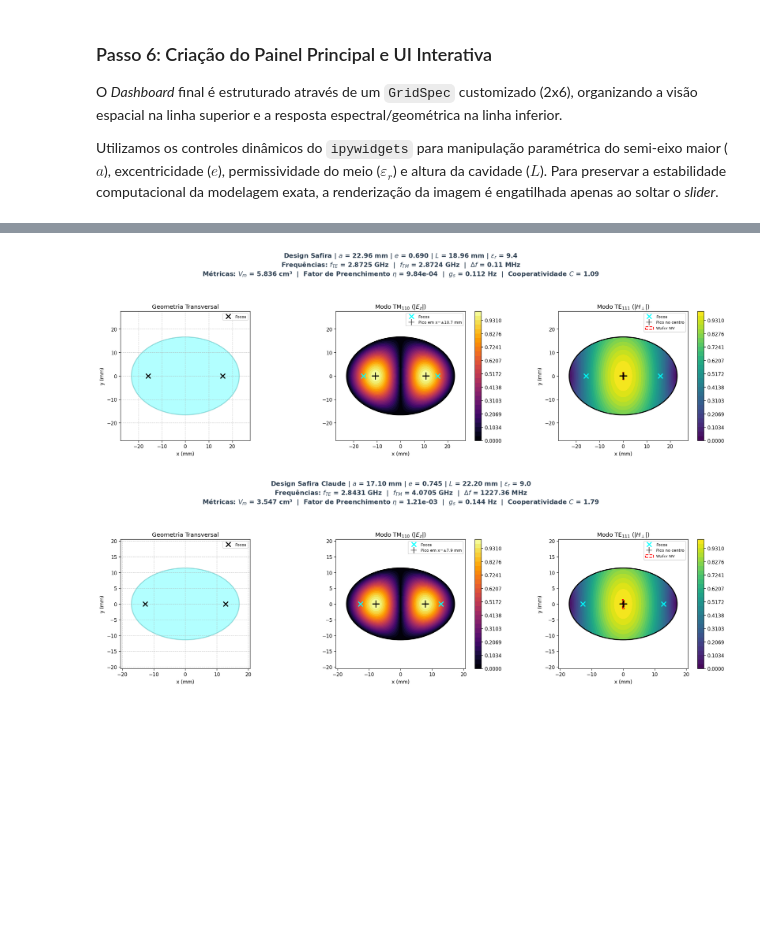
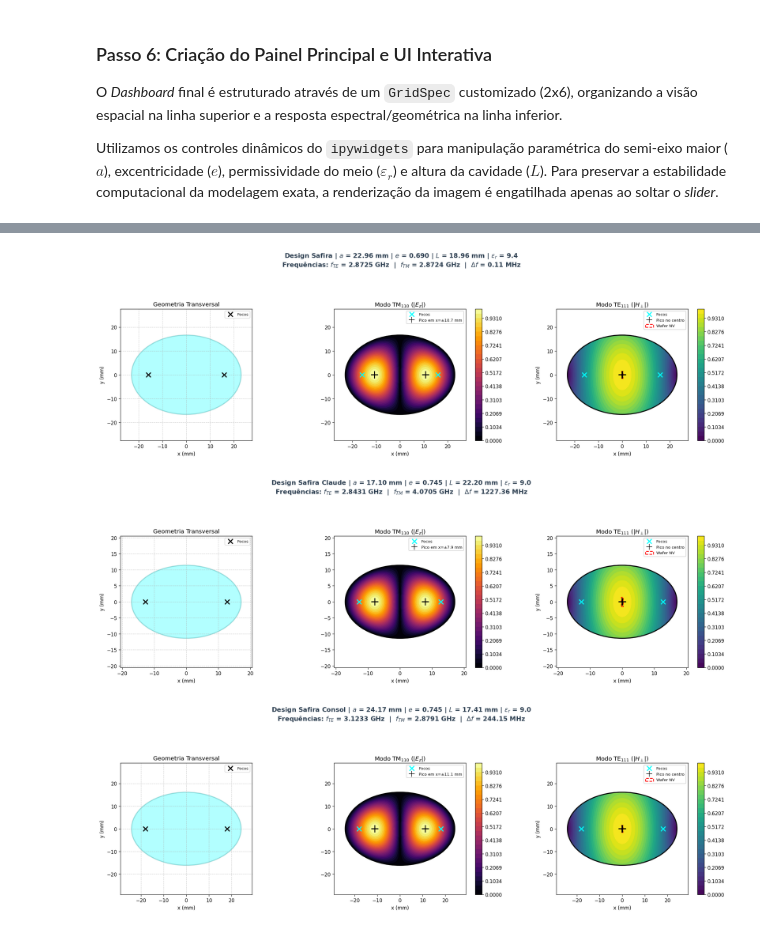
Before and after one commit to Filipeandrade112/Cavidade, a Jupyter notebook: codigo_2 copy 3.ipynb, the cells around one changed output, grey strips where cells are left out. Saved outputs shown, nothing was run; the diff lists cells and outputs as text; code cells hidden in the pictures; blank space fills up the shorter version.

```diff
--- a/codigo_2 copy 3.ipynb
+++ b/codigo_2 copy 3.ipynb
@@ -370,7 +370,6 @@ def plotar_caso_fixo_1x3(a, e, L, er, titulo="Caso: Degenerescência"):
     info_text = (
         f"{titulo} | $a$ = {a:.2f} mm | $e$ = {e:.3f} | $L$ = {L:.2f} mm | $\\varepsilon_r$ = {er}\n"
         f"Frequências: $f_{{TE}}$ = {fte:.4f} GHz  |  $f_{{TM}}$ = {ftm:.4f} GHz  |  $\\Delta f$ = {df_mhz:.2f} MHz\n"
-        f"Métricas: $V_m$ = {Vm:.3f} cm³  |  Fator de Preenchimento $\\eta$ = {eta:.2e}  |  $g_s$ = {gs:.3f} Hz  |  Cooperatividade $C$ = {C:.2f}"
     )
     fig.suptitle(info_text, fontsize=13, fontweight='bold', color='#2C3E50', y=1.08)
 
@@ -519,27 +530,36 @@ print(np.sqrt(1 - (3.80/5.70)**2))
 # %%
 # =====================================================================
 # EXECUÇÃO DO CASO FIXO (EXEMPLO: Safira)
 # =====================================================================
 if __name__ == '__main__':
 
     plotar_caso_fixo_1x3(
         a = 22.96,
         e = 0.69, # np.sqrt(1 - (11.4/17.1)**2), # e calculado pelos semi-eixos a=17.1 e b=11.4
         L = 18.96,
         er= 9.4,
         titulo="Design Safira"
     )
 
     plotar_caso_fixo_1x3(
         a = 17.1,
         e = np.sqrt(1 - (11.4/17.1)**2), # e calculado pelos semi-eixos a=5.70 e b=3.80
         L = 22.2,
         er= 9.0,
         titulo="Design Safira Claude"
     )
+
+    plotar_caso_fixo_1x3(
+        a = 24.17,
+        e = 0.745, # np.sqrt(1 - (34.3/51.4)**2), # e calculado pelos semi-eixos a=5.70 e b=3.80
+        L = 17.41,
+        er= 9.0,
+        titulo="Design Safira Consol"
+    )
 # %% [output]
-[figure, old version]
+[figure, new version]
-[figure, old version]
+[figure, new version]
+[figure, added]
 # %%
 # =====================================================================
 # EXECUÇÃO DO CASO FIXO (EXEMPLO: AR)
```
Also changed, not shown: parts of 3 cells of this notebook, 10 other files.
